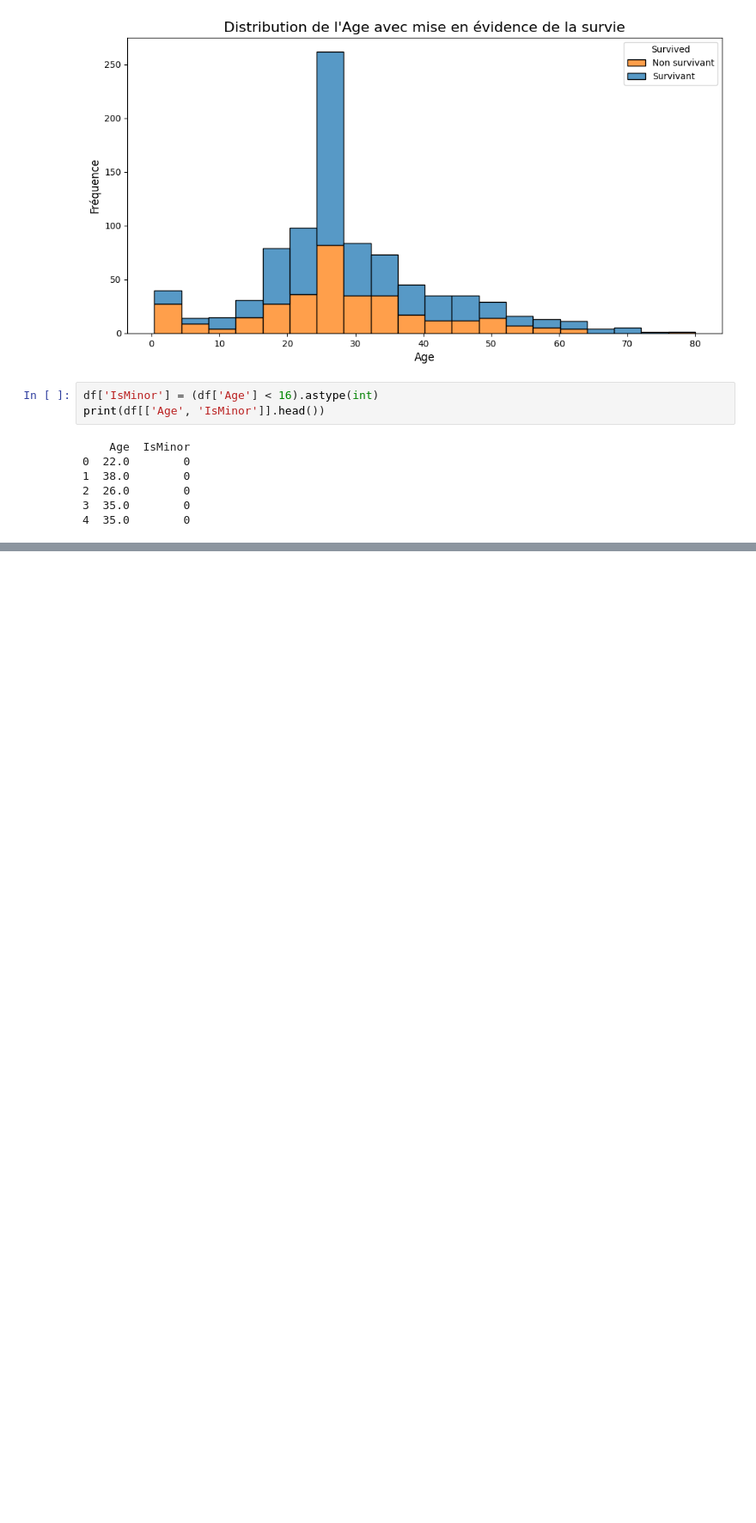
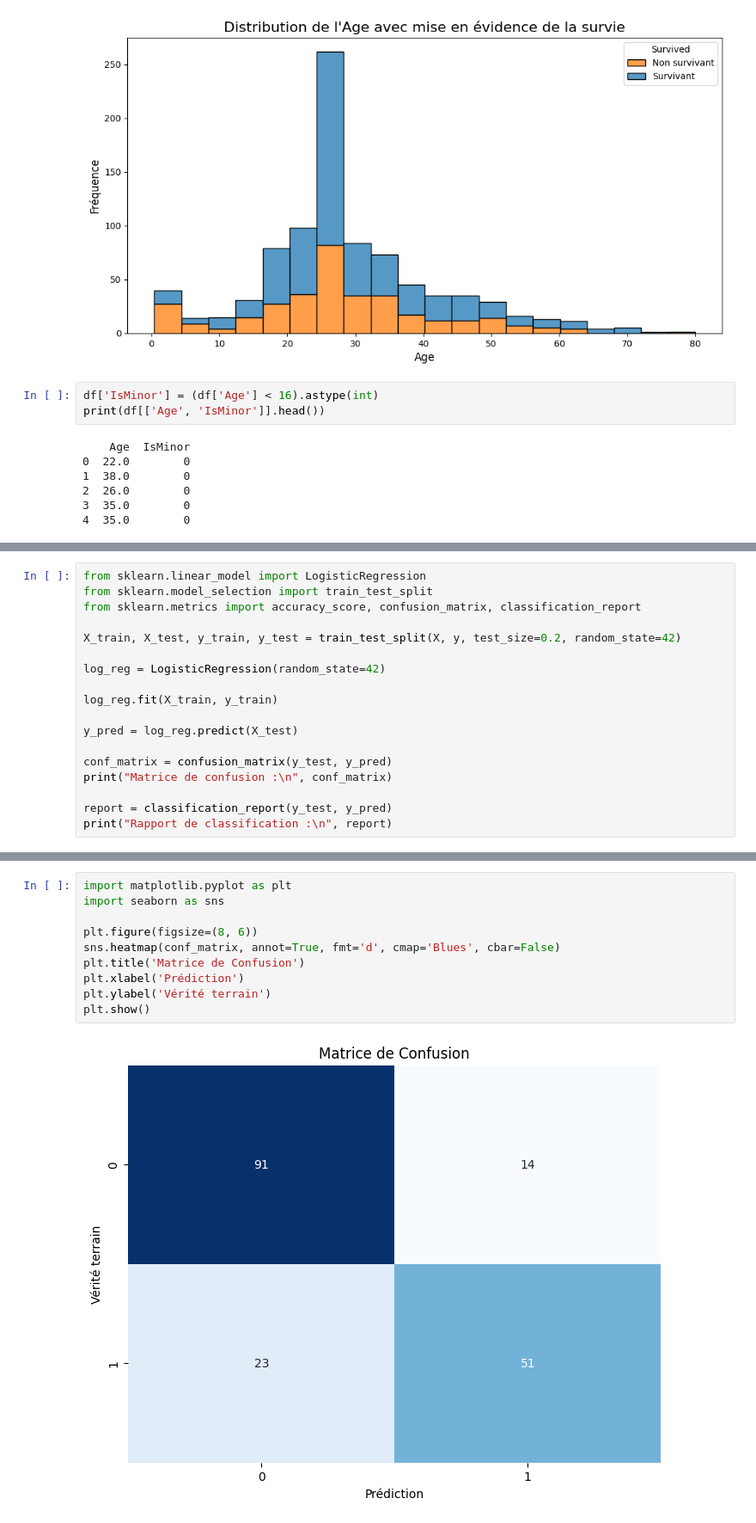
Before and after one commit to gaesty/MachineLearning, a Jupyter notebook: titanic.ipynb, the cells around one changed output, grey strips where cells are left out. Shown at 86% size. Drawn from its saved outputs; the diff is of its cells as text; blank space fills up the shorter version.

```diff
--- a/titanic.ipynb
+++ b/titanic.ipynb
@@ -438,0 +597,18 @@ LogisticRegression does not accept missing values encoded as NaN natively. For s
+# %%
+from sklearn.linear_model import LogisticRegression
+from sklearn.model_selection import train_test_split
+from sklearn.metrics import accuracy_score, confusion_matrix, classification_report
+
+X_train, X_test, y_train, y_test = train_test_split(X, y, test_size=0.2, random_state=42)
+
+log_reg = LogisticRegression(random_state=42)
+
+log_reg.fit(X_train, y_train)
+
+y_pred = log_reg.predict(X_test)
+
+conf_matrix = confusion_matrix(y_test, y_pred)
+print("Matrice de confusion :\n", conf_matrix)
+
+report = classification_report(y_test, y_pred)
+print("Rapport de classification :\n", report)
@@ -438,0 +635,12 @@ LogisticRegression does not accept missing values encoded as NaN natively. For s
+# %%
+import matplotlib.pyplot as plt
+import seaborn as sns
+
+plt.figure(figsize=(8, 6))
+sns.heatmap(conf_matrix, annot=True, fmt='d', cmap='Blues', cbar=False)
+plt.title('Matrice de Confusion')
+plt.xlabel('Prédiction')
+plt.ylabel('Vérité terrain')
+plt.show()
+# %% [output]
+[figure, added]
```
Also changed, not shown: parts of 20 cells of this notebook.
